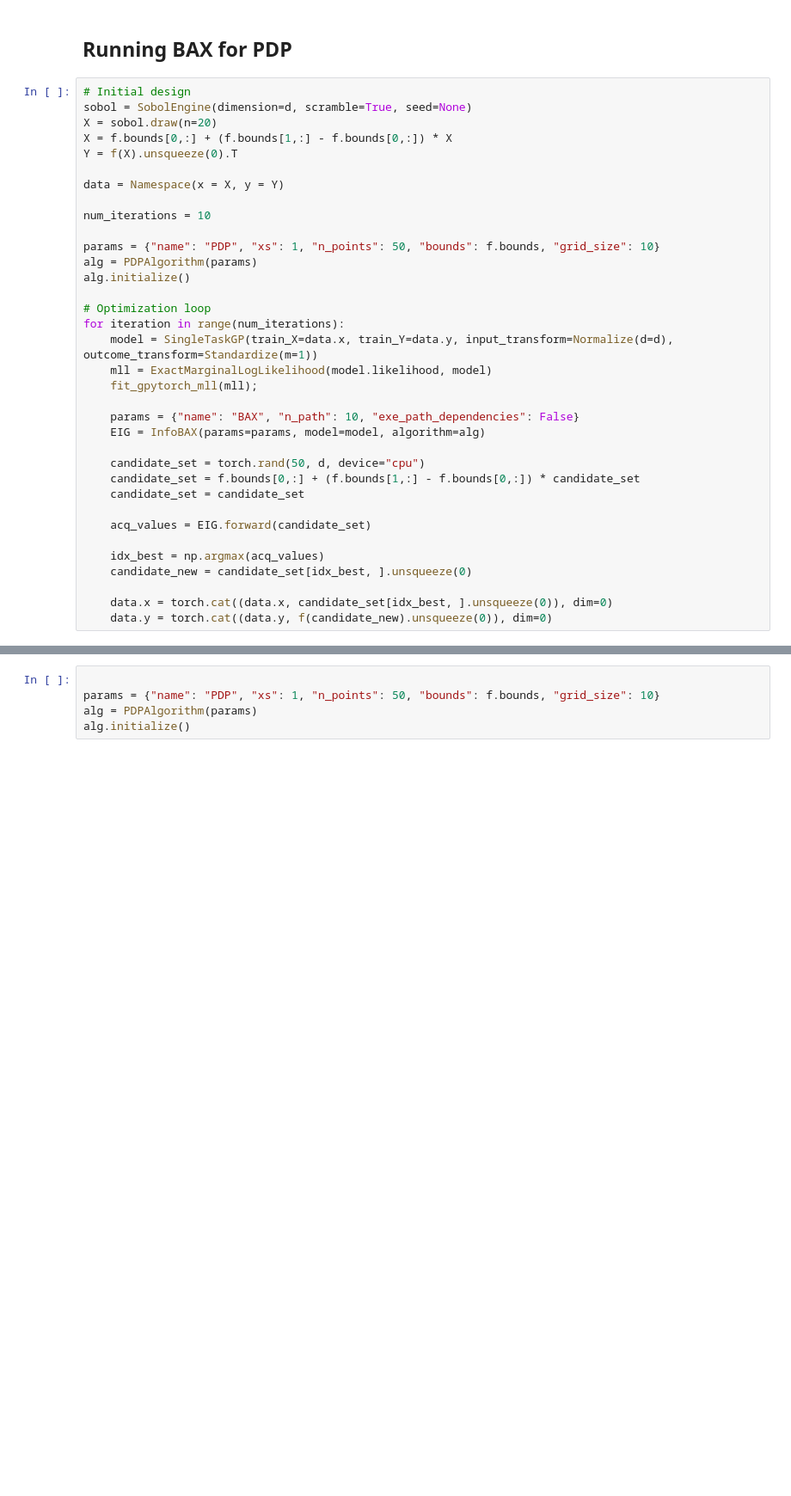
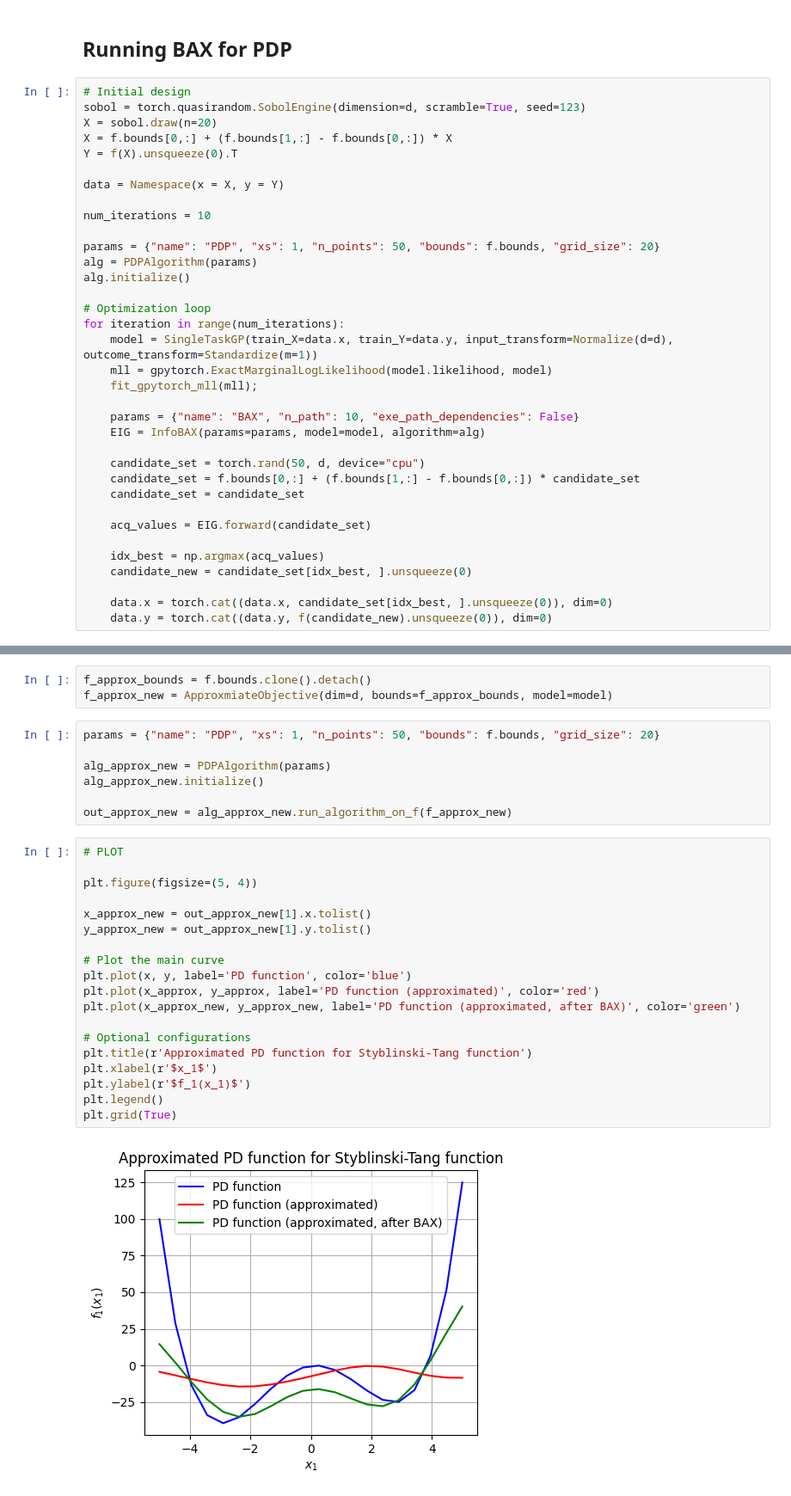
Before and after one commit to juliambr/botorch, a Jupyter notebook: tutorials/tutorial_bobax_learn.ipynb, the cells around one changed output, grey strips where cells are left out. Shown: that part at 86% size. Saved outputs shown, nothing was run; the diff lists cells and outputs as text; blank space fills up the shorter version.

```diff
--- a/tutorials/tutorial_bobax_learn.ipynb
+++ b/tutorials/tutorial_bobax_learn.ipynb
@@ -339,7 +346,7 @@ plt.show()
 ## Running BAX for PDP
 # %%
 # Initial design
-sobol = SobolEngine(dimension=d, scramble=True, seed=None)
+sobol = torch.quasirandom.SobolEngine(dimension=d, scramble=True, seed=123)
 X = sobol.draw(n=20)
 X = f.bounds[0,:] + (f.bounds[1,:] - f.bounds[0,:]) * X
 Y = f(X).unsqueeze(0).T
@@ -348,14 +355,14 @@ data = Namespace(x = X, y = Y)
 
 num_iterations = 10
 
-params = {"name": "PDP", "xs": 1, "n_points": 50, "bounds": f.bounds, "grid_size": 10}
+params = {"name": "PDP", "xs": 1, "n_points": 50, "bounds": f.bounds, "grid_size": 20}
 alg = PDPAlgorithm(params)
 alg.initialize()
 
 # Optimization loop
 for iteration in range(num_iterations):
     model = SingleTaskGP(train_X=data.x, train_Y=data.y, input_transform=Normalize(d=d), outcome_transform=Standardize(m=1))
-    mll = ExactMarginalLogLikelihood(model.likelihood, model)
+    mll = gpytorch.ExactMarginalLogLikelihood(model.likelihood, model)
     fit_gpytorch_mll(mll);
 
     params = {"name": "BAX", "n_path": 10, "exe_path_dependencies": False}
@@ -393,5 +400,31 @@ Elapsed: 0.41 seconds
+# %%
+f_approx_bounds = f.bounds.clone().detach()
+f_approx_new = ApproxmiateObjective(dim=d, bounds=f_approx_bounds, model=model)
 # %%
+params = {"name": "PDP", "xs": 1, "n_points": 50, "bounds": f.bounds, "grid_size": 20}
 
-params = {"name": "PDP", "xs": 1, "n_points": 50, "bounds": f.bounds, "grid_size": 10}
-alg = PDPAlgorithm(params)
-alg.initialize()
+alg_approx_new = PDPAlgorithm(params)
+alg_approx_new.initialize()
+
+out_approx_new = alg_approx_new.run_algorithm_on_f(f_approx_new)
+# %%
+# PLOT
+
+plt.figure(figsize=(5, 4))
+
+x_approx_new = out_approx_new[1].x.tolist()
+y_approx_new = out_approx_new[1].y.tolist()
+
+# Plot the main curve
+plt.plot(x, y, label='PD function', color='blue')
+plt.plot(x_approx, y_approx, label='PD function (approximated)', color='red')
+plt.plot(x_approx_new, y_approx_new, label='PD function (approximated, after BAX)', color='green')
+
+# Optional configurations
+plt.title(r'Approximated PD function for Styblinski-Tang function')
+plt.xlabel(r'$x_1$')
+plt.ylabel(r'$f_1(x_1)$')
+plt.legend()
+plt.grid(True)
+# %% [output]
+[figure, added]
```
Also changed, not shown: parts of 16 cells of this notebook.
